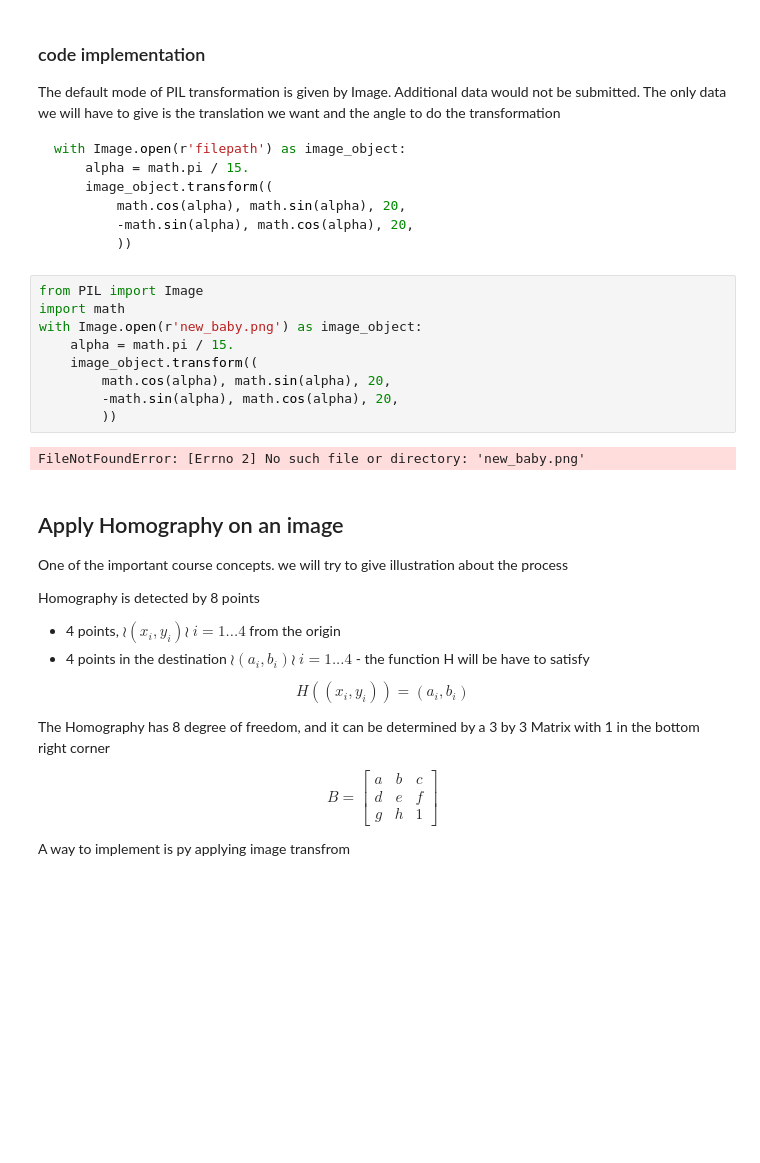
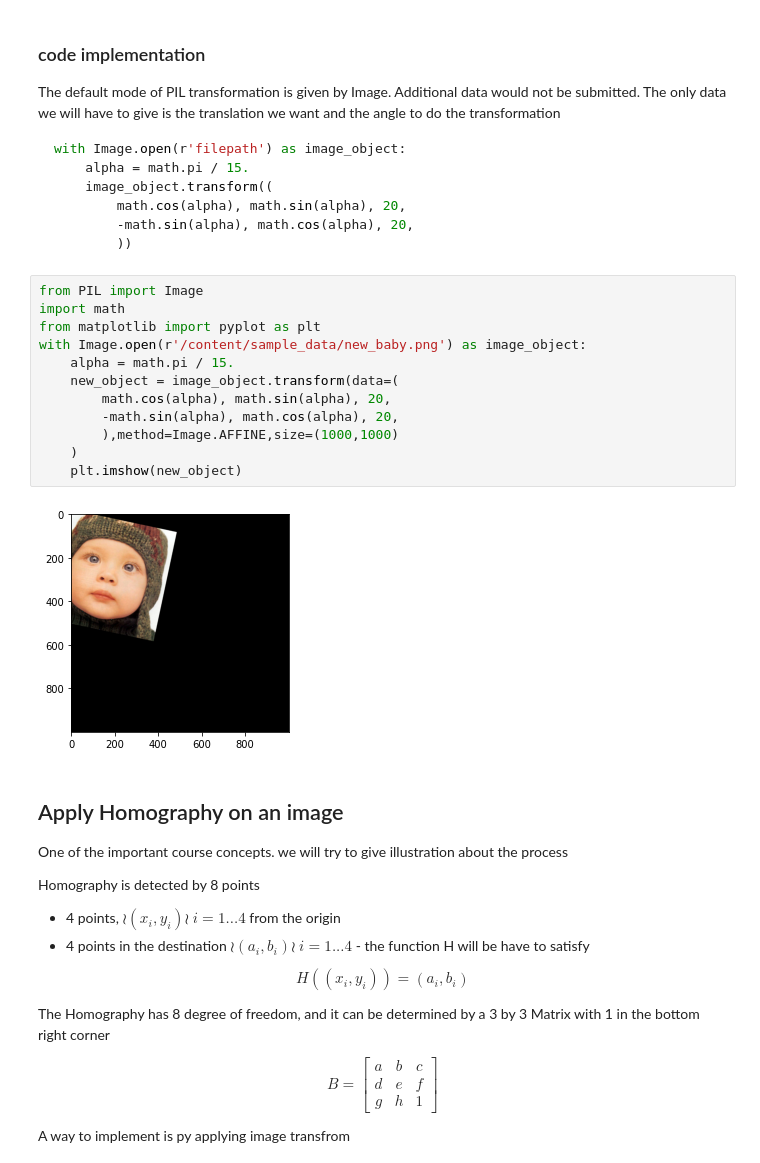
Before and after one commit to idan-tankel/IntroToCvFinals, a Jupyter notebook: IntroToVisionAlgos.ipynb, the cells around one changed output. Cells and saved outputs as stored; diff of their text form; blank space fills up the shorter version.

```diff
--- a/IntroToVisionAlgos.ipynb
+++ b/IntroToVisionAlgos.ipynb
@@ -184,14 +184,17 @@ with Image.open(r'filepath') as image_object:
 # %%
 from PIL import Image
 import math
-with Image.open(r'new_baby.png') as image_object:
+from matplotlib import pyplot as plt
+with Image.open(r'/content/sample_data/new_baby.png') as image_object:
     alpha = math.pi / 15.
-    image_object.transform((
+    new_object = image_object.transform(data=(
         math.cos(alpha), math.sin(alpha), 20,
         -math.sin(alpha), math.cos(alpha), 20,
-        ))
+        ),method=Image.AFFINE,size=(1000,1000)
+    )
+    plt.imshow(new_object)
 # %% [output]
-FileNotFoundError: [Errno 2] No such file or directory: 'new_baby.png'
+[figure, added]
 # %% [markdown]
 
 ## Apply Homography on an image
```
Also changed, not shown: parts of 2 cells of this notebook.
